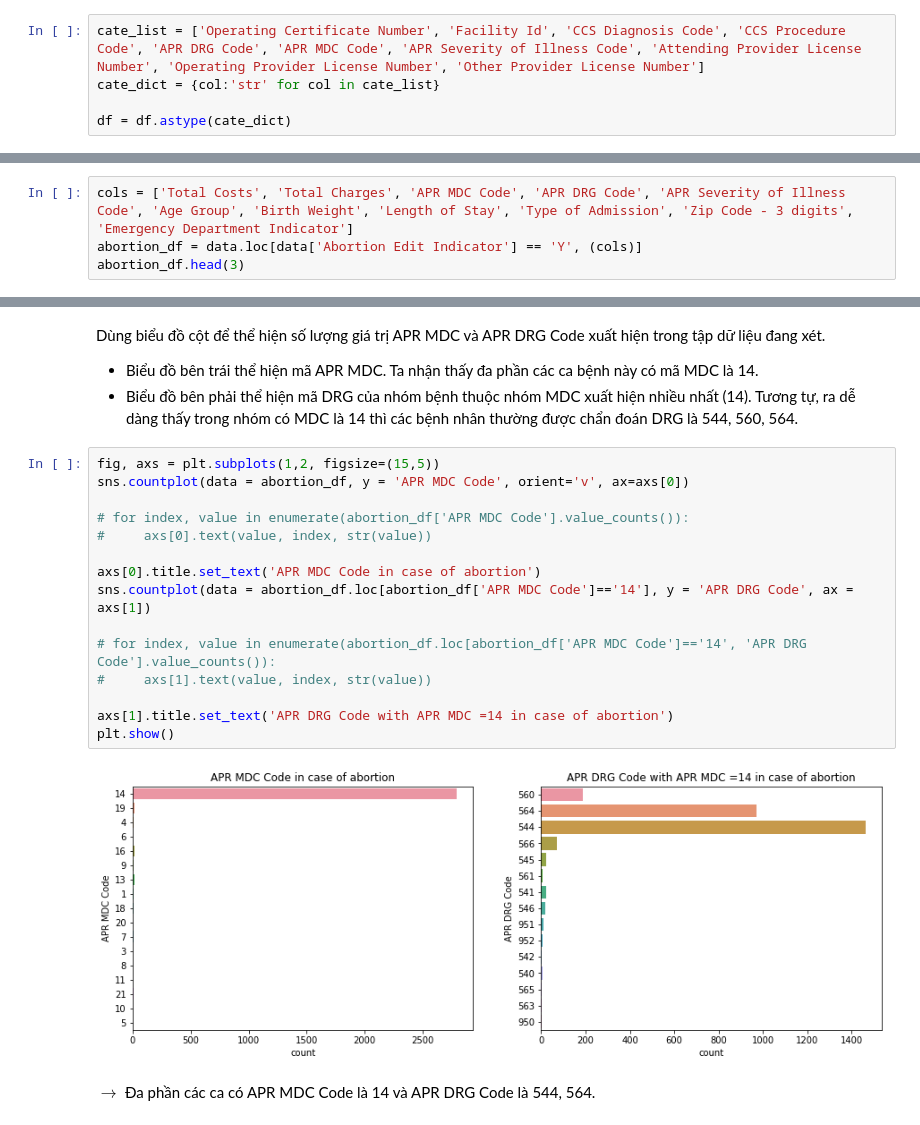
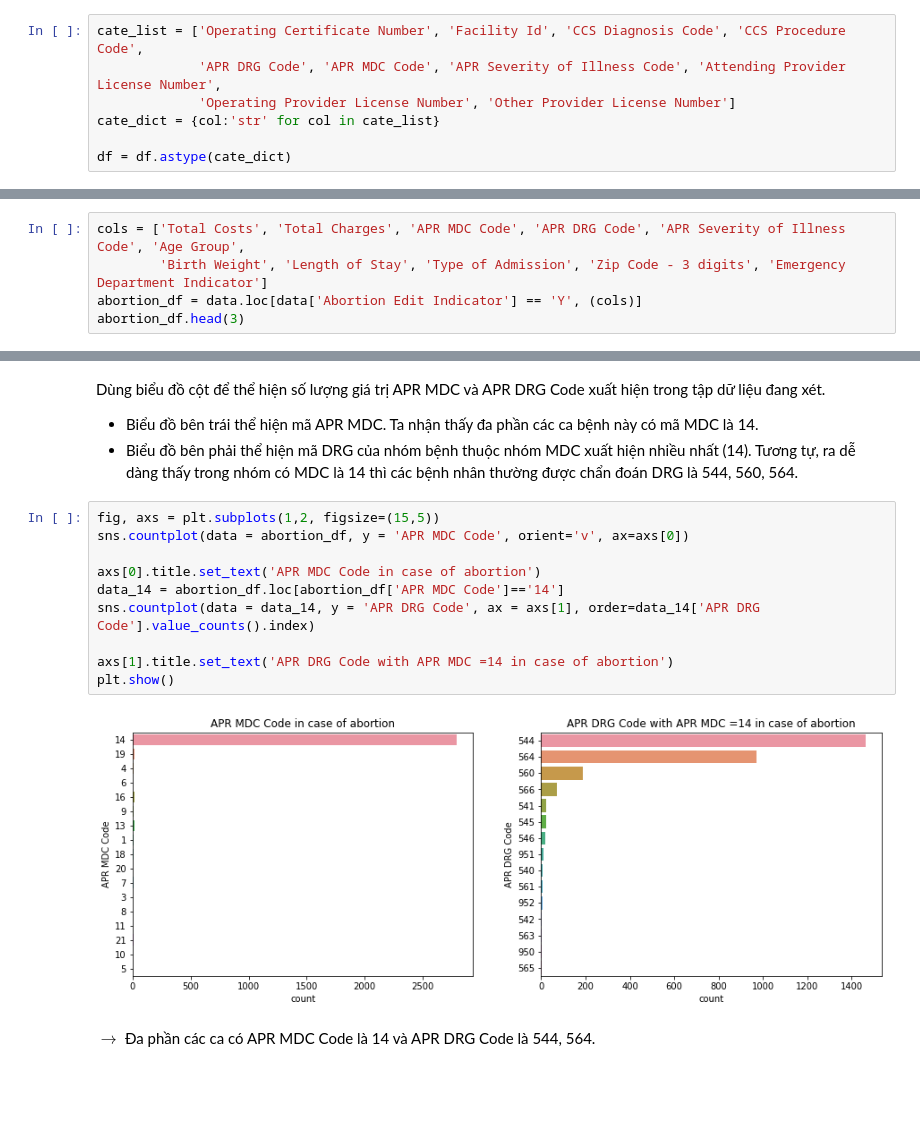
Before and after one commit to viplazylmht/P4DS_final, a Jupyter notebook: P4DS_Final.ipynb, the cells around one changed output, grey strips where cells are left out. Cells and saved outputs as stored; diff of their text form; blank space fills up the shorter version.

```diff
--- a/P4DS_Final.ipynb
+++ b/P4DS_Final.ipynb
@@ -228,7 +232,9 @@ df['Length of Stay'] = lof_fixed.astype('int')
 # %% [markdown]
 Đối với các cột định danh còn lại, ta chỉ việc chuyển về dạng chuỗi.
 # %%
-cate_list = ['Operating Certificate Number', 'Facility Id', 'CCS Diagnosis Code', 'CCS Procedure Code', 'APR DRG Code', 'APR MDC Code', 'APR Severity of Illness Code', 'Attending Provider License Number', 'Operating Provider License Number', 'Other Provider License Number']
+cate_list = ['Operating Certificate Number', 'Facility Id', 'CCS Diagnosis Code', 'CCS Procedure Code',
+             'APR DRG Code', 'APR MDC Code', 'APR Severity of Illness Code', 'Attending Provider License Number',
+             'Operating Provider License Number', 'Other Provider License Number']
 cate_dict = {col:'str' for col in cate_list}
 
 df = df.astype(cate_dict)
@@ -926,7 +942,8 @@ Ngoài ra, sau phi phân tích, ta có thể rút ra được một vài insight
 
 *Lưu ý: chỉ số Abortion Edit Indicator chỉ các ca bệnh có sử dụng thủ thuật nạo phá thai, không liên quan tới lý do tiến hành thủ thuật này.*
 # %%
-cols = ['Total Costs', 'Total Charges', 'APR MDC Code', 'APR DRG Code', 'APR Severity of Illness Code', 'Age Group', 'Birth Weight', 'Length of Stay', 'Type of Admission', 'Zip Code - 3 digits', 'Emergency Department Indicator']
+cols = ['Total Costs', 'Total Charges', 'APR MDC Code', 'APR DRG Code', 'APR Severity of Illness Code', 'Age Group',
+        'Birth Weight', 'Length of Stay', 'Type of Admission', 'Zip Code - 3 digits', 'Emergency Department Indicator']
 abortion_df = data.loc[data['Abortion Edit Indicator'] == 'Y', (cols)]
 abortion_df.head(3)
 # %% [output]
@@ -962,20 +979,15 @@ Dùng biểu đồ cột để thể hiện số lượng giá trị APR MDC và
 # %%
 fig, axs = plt.subplots(1,2, figsize=(15,5))
 sns.countplot(data = abortion_df, y = 'APR MDC Code', orient='v', ax=axs[0])
 
-# for index, value in enumerate(abortion_df['APR MDC Code'].value_counts()):
-#     axs[0].text(value, index, str(value))
-
 axs[0].title.set_text('APR MDC Code in case of abortion')
-sns.countplot(data = abortion_df.loc[abortion_df['APR MDC Code']=='14'], y = 'APR DRG Code', ax = axs[1])
-
-# for index, value in enumerate(abortion_df.loc[abortion_df['APR MDC Code']=='14', 'APR DRG Code'].value_counts()):
-#     axs[1].text(value, index, str(value))
+data_14 = abortion_df.loc[abortion_df['APR MDC Code']=='14']
+sns.countplot(data = data_14, y = 'APR DRG Code', ax = axs[1], order=data_14['APR DRG Code'].value_counts().index)
 
 axs[1].title.set_text('APR DRG Code with APR MDC =14 in case of abortion')
 plt.show()
 # %% [output]
-[figure, old version]
+[figure, new version]
 # %% [markdown]
 $\rightarrow$ Đa phần các ca có APR MDC Code là 14 và APR DRG Code là 544, 564.
 # %% [markdown]
```
Also changed, not shown: parts of 15 cells of this notebook.
